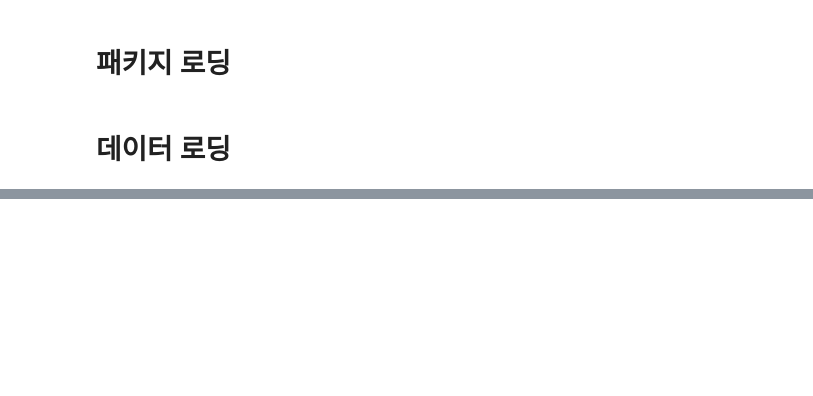
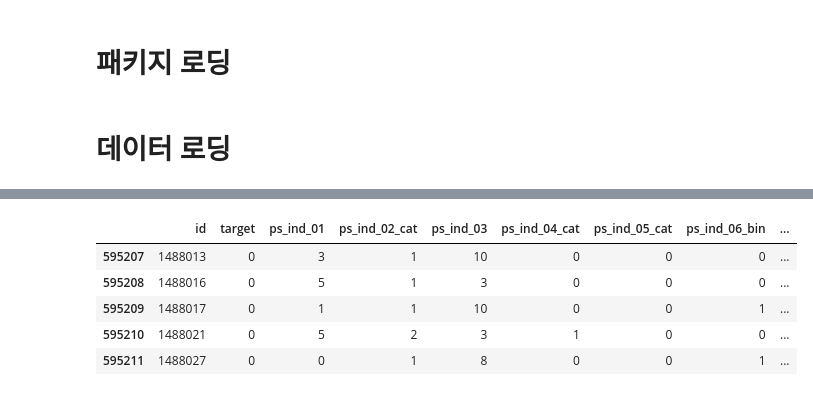
Before and after one commit to chunccc1004/PorteSeguro_Competition_Study, a Jupyter notebook: Data Preparation & Exploration.ipynb, the cells around one changed output, grey strips where cells are left out. Saved outputs shown, nothing was run; the diff lists cells and outputs as text; code cells hidden in the pictures; blank space fills up the shorter version.

```diff
--- a/Data Preparation & Exploration.ipynb
+++ b/Data Preparation & Exploration.ipynb
@@ -44,0 +71,9 @@ test = pd.read_csv('./data/test.csv')
+# %%
+train.tail()
+# %% [output]
+|  | id | target | ps_ind_01 | ps_ind_02_cat | ps_ind_03 | ps_ind_04_cat | ps_ind_05_cat | ps_ind_06_bin | ... |
+| 595207 | 1488013 | 0 | 3 | 1 | 10 | 0 | 0 | 0 | ... |
+| 595208 | 1488016 | 0 | 5 | 1 | 3 | 0 | 0 | 0 | ... |
+| 595209 | 1488017 | 0 | 1 | 1 | 10 | 0 | 0 | 1 | ... |
+| 595210 | 1488021 | 0 | 5 | 2 | 3 | 1 | 0 | 0 | ... |
+| 595211 | 1488027 | 0 | 0 | 1 | 8 | 0 | 0 | 1 | ... |
```
Also changed, not shown: parts of 24 cells of this notebook, 1 other file.
